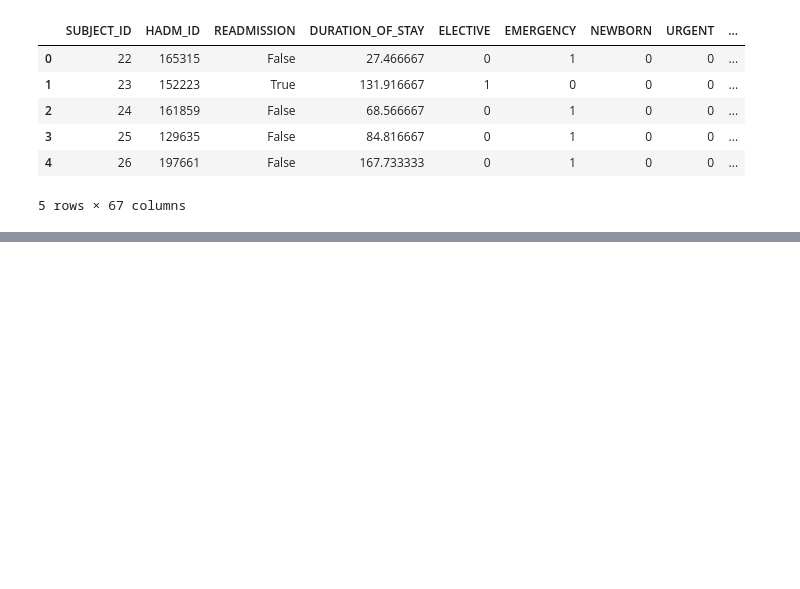
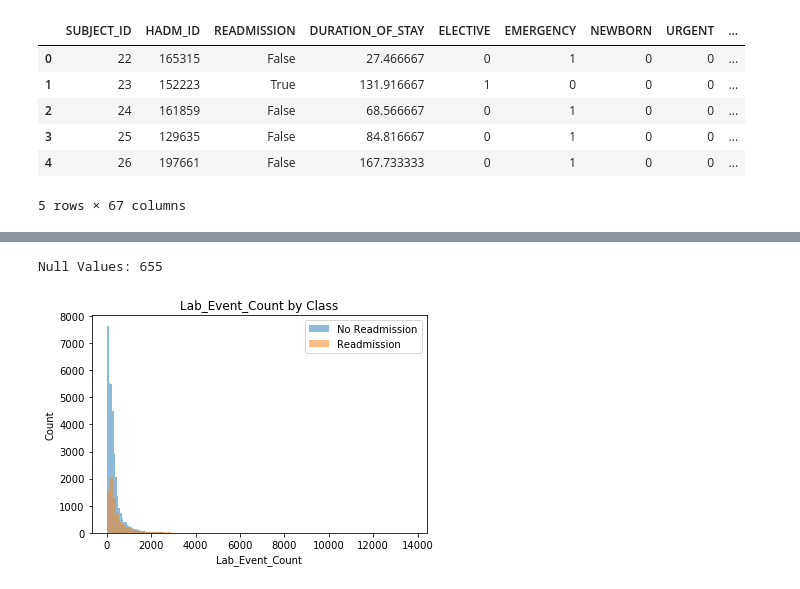
Before and after one commit to pateli18/Machine-Learning-Nanodegree, a Jupyter notebook: capstone_project/Create Dataset.ipynb, the cells around one changed output, grey strips where cells are left out. Drawn from its saved outputs; the diff is of its cells as text; code cells hidden in the pictures; blank space fills up the shorter version.

Commit message:
added lab event counts

```diff
--- a/capstone_project/Create Dataset.ipynb
+++ b/capstone_project/Create Dataset.ipynb
@@ -828,11 +828,11 @@ main_df.to_csv('full_dataset.csv', index = False)
 # Format Input Events
 # %%
 # get cv input events
-outputevents = pd.read_csv('../mimic-code/buildmimic/postgres/mimic-data/outputevents_summary.csv', sep = '|')
-outputevents = outputevents.iloc[1:-1]
-outputevents = outputevents.rename(columns = {' hadm_id ':'HADM_ID', ' input_event_count ': 'Input_Event_Count_cv'})
-outputevents = outputevents[outputevents['HADM_ID'] != '         ']
-outputevents['HADM_ID'] = outputevents['HADM_ID'].apply(lambda x: int(x))
+inputevents_cv = pd.read_csv('../mimic-code/buildmimic/postgres/mimic-data/inputevents_cv_summary.csv', sep = '|')
+inputevents_cv = inputevents_cv.iloc[1:-1]
+inputevents_cv = inputevents_cv.rename(columns = {' hadm_id ':'HADM_ID', ' input_event_count ': 'Input_Event_Count_cv'})
+inputevents_cv = inputevents_cv[inputevents_cv['HADM_ID'] != '         ']
+inputevents_cv['HADM_ID'] = inputevents_cv['HADM_ID'].apply(lambda x: int(x))
 
 # get mv input events
 inputevents_mv = pd.read_csv('../mimic-code/buildmimic/postgres/mimic-data/inputevents_mv_summary.csv', sep = '|')
@@ -842,7 +842,7 @@ inputevents_mv = inputevents_mv[inputevents_mv['HADM_ID'] != '         ']
 inputevents_mv['HADM_ID'] = inputevents_mv['HADM_ID'].apply(lambda x: int(x))
 
 # combine input events
-inputevents = outputevents.merge(inputevents_mv, how = 'outer', on = 'HADM_ID')
+inputevents = inputevents_cv.merge(inputevents_mv, how = 'outer', on = 'HADM_ID')
 inputevents = inputevents.fillna(0)
 inputevents['Input_Event_Count'] = inputevents['Input_Event_Count_cv'] + inputevents['Input_Event_Count_mv']
 inputevents = inputevents.drop(['Input_Event_Count_cv','Input_Event_Count_mv'], axis = 1)
@@ -967,0 +970,13 @@ main_df.to_csv('full_dataset.csv', index = False)
+# %%
+# get lab events
+labevents = pd.read_csv('../mimic-code/buildmimic/postgres/mimic-data/labevents_summary.csv', sep = '|')
+labevents = labevents.iloc[1:-1]
+labevents = labevents.rename(columns = {' hadm_id ':'HADM_ID', ' labevent_count ': 'Lab_Event_Count',
+                                       ' lab_abnormal_count ': 'Lab_Abnormal_Count'})
+labevents = labevents[labevents['HADM_ID'] != '         ']
+labevents['HADM_ID'] = labevents['HADM_ID'].apply(lambda x: int(x))
+
+# merge lab events with main_df
+main_df = main_df.merge(labevents, how = 'left', on = 'HADM_ID')
+print(main_df.shape)
+main_df.head()
@@ -967,0 +992,7 @@ main_df.to_csv('full_dataset.csv', index = False)
+# %%
+print("Null Values: {0}".format(main_df['Lab_Event_Count'].isnull().sum()))
+main_df['Lab_Event_Count'] = main_df['Lab_Event_Count'].fillna(0)
+plot_continuous(main_df,'Lab_Event_Count', 100)
+# %% [output]
+Null Values: 655
+[figure, added]
```
Also changed, not shown: parts of 6 cells of this notebook.
